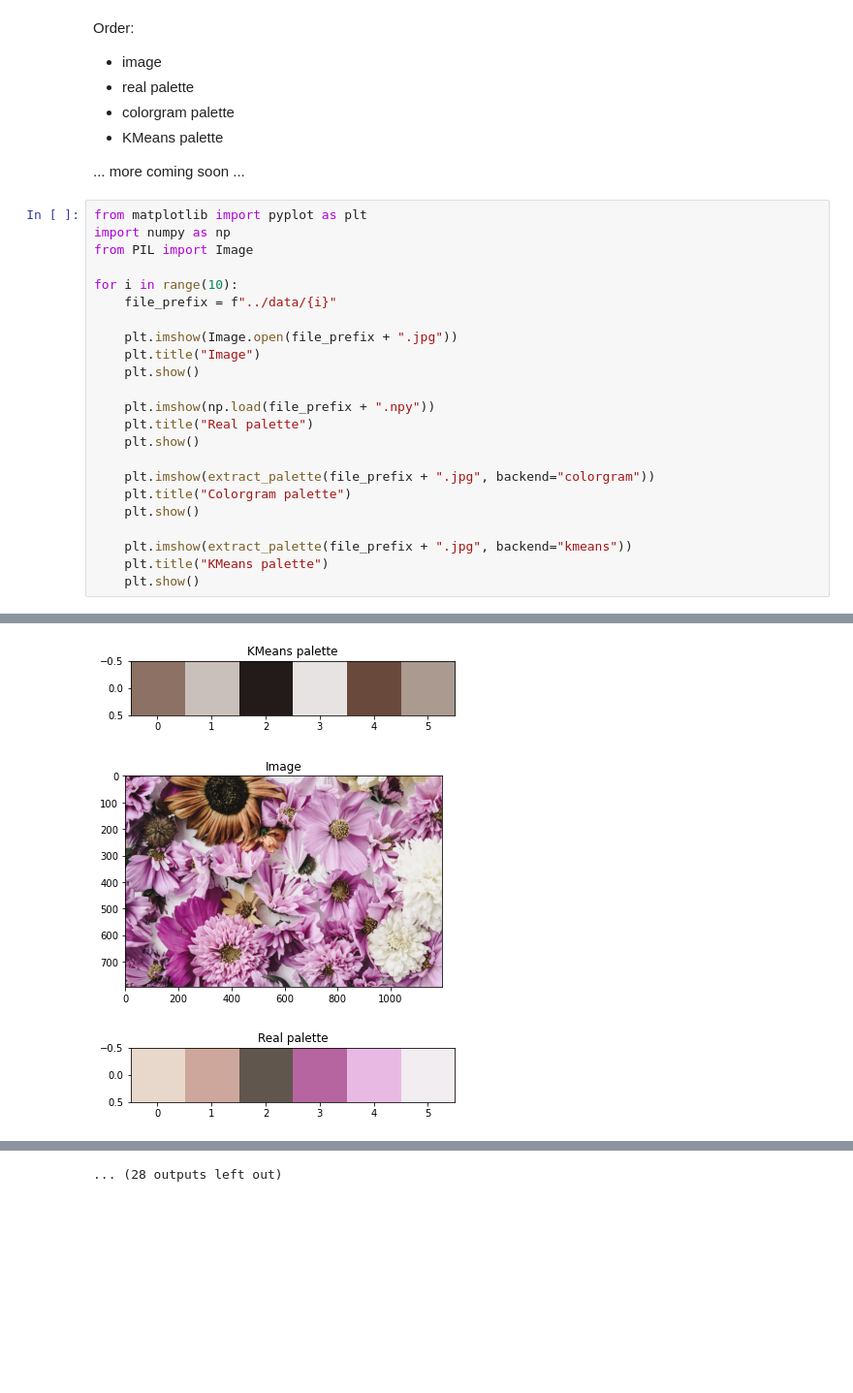
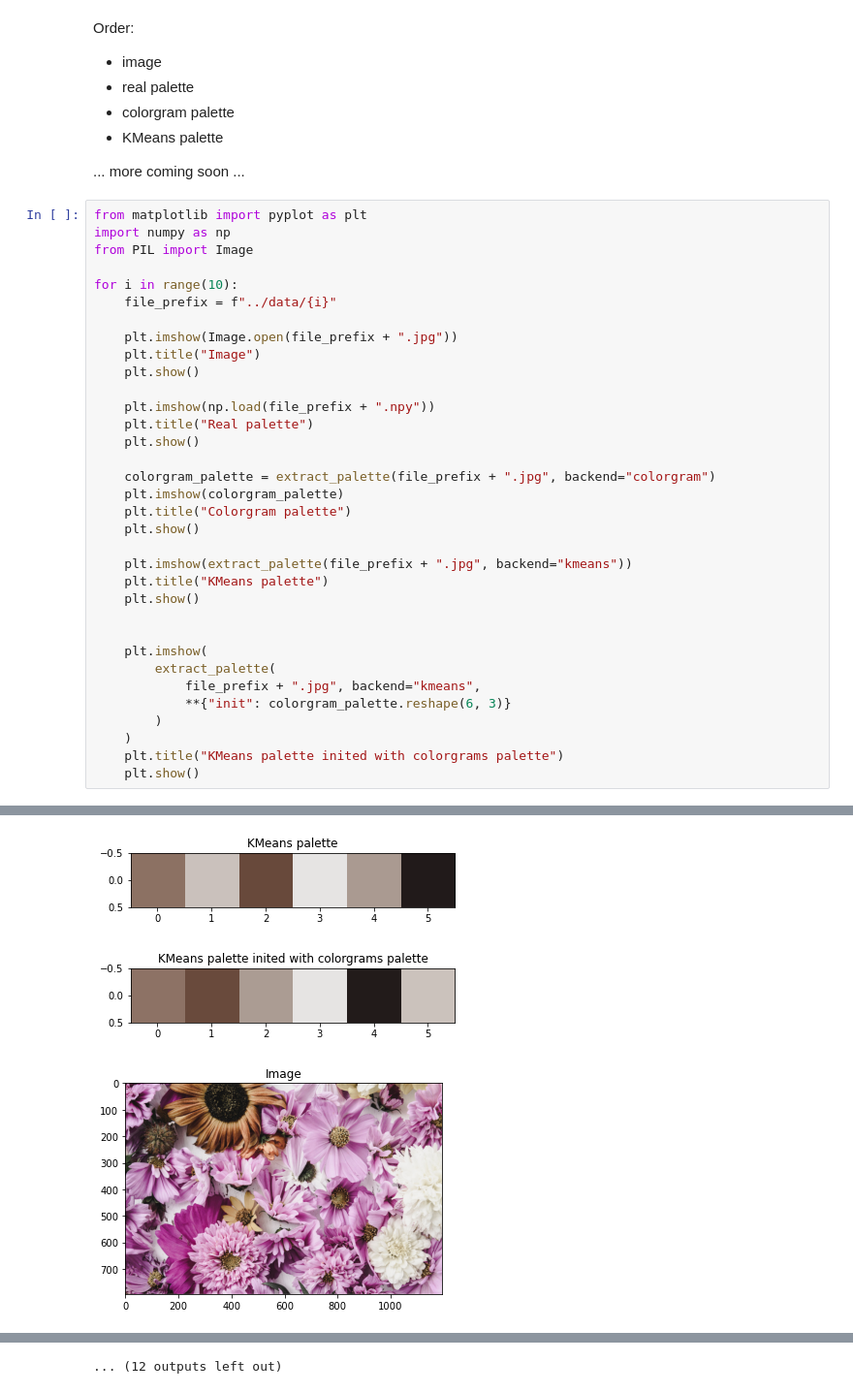
Before and after one commit to danielgafni/repalette, a Jupyter notebook: notebooks/palette-extractors.ipynb, the cells around one changed output, grey strips where cells are left out. Shown: that part at 97% size. Saved outputs shown, nothing was run; the diff lists cells and outputs as text; blank space fills up the shorter version.

Commit message:
add means inited with colorgram

```diff
--- a/notebooks/palette-extractors.ipynb
+++ b/notebooks/palette-extractors.ipynb
@@ -29,30 +31,41 @@ Order:
 # %%
 from matplotlib import pyplot as plt
 import numpy as np
 from PIL import Image
 
 for i in range(10):
     file_prefix = f"../data/{i}"
 
     plt.imshow(Image.open(file_prefix + ".jpg"))
     plt.title("Image")
     plt.show()
 
     plt.imshow(np.load(file_prefix + ".npy"))
     plt.title("Real palette")
     plt.show()
 
-    plt.imshow(extract_palette(file_prefix + ".jpg", backend="colorgram"))
+    colorgram_palette = extract_palette(file_prefix + ".jpg", backend="colorgram")
+    plt.imshow(colorgram_palette)
     plt.title("Colorgram palette")
     plt.show()
 
     plt.imshow(extract_palette(file_prefix + ".jpg", backend="kmeans"))
     plt.title("KMeans palette")
     plt.show()
+
+
+    plt.imshow(
+        extract_palette(
+            file_prefix + ".jpg", backend="kmeans",
+            **{"init": colorgram_palette.reshape(6, 3)}
+        )
+    )
+    plt.title("KMeans palette inited with colorgrams palette")
+    plt.show()
 # %% [output]
 [figure]
 [figure]
 [figure]
-[figure, old version]
+[figure, new version]
-[figure, old version]
+[figure, new version]
-[figure, old version]
+[figure, new version]
@@ -65 +78 @@ for i in range(10):
-... (28 outputs left out)
+... (12 outputs left out)
```
Also changed, not shown: parts of 2 cells of this notebook.
